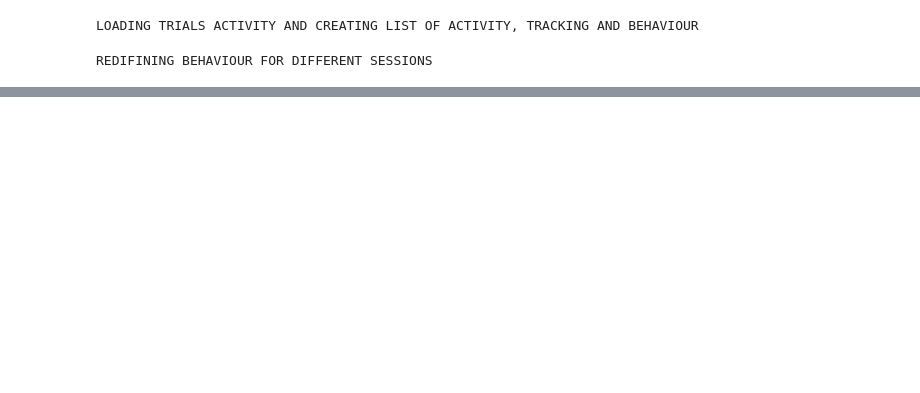
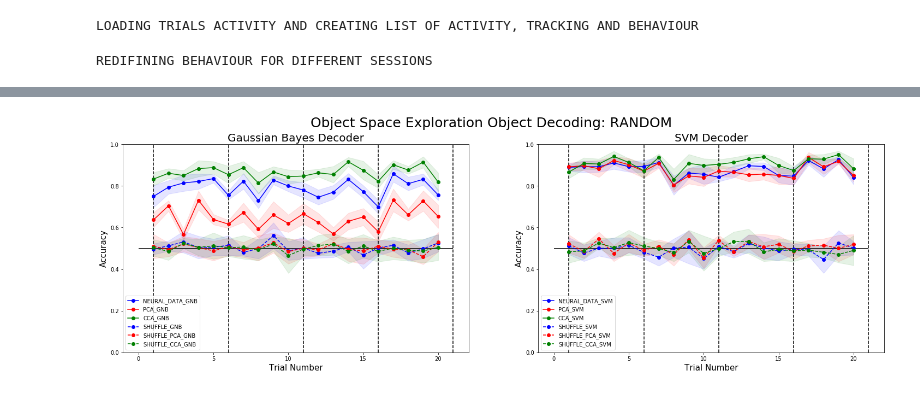
Before and after one commit to melisamc89/neural_analysys, a Jupyter notebook: src/cca_decoding_object_space.ipynb, the cells around one changed output, grey strips where cells are left out. Drawn from its saved outputs; the diff is of its cells as text; code cells hidden in the pictures; blank space fills up the shorter version.

Commit message:
training in trial n testing in n+1

```diff
--- a/src/cca_decoding_object_space.ipynb
+++ b/src/cca_decoding_object_space.ipynb
@@ -32,7 +35,7 @@ from sklearn import svm
 # define mouse information, and preprocessin versions from analysis.
 # load data for all sessions in this mouse and compute mean activity for each neuron.
 
-mouse = 56165       ### mouse number id
+mouse = 32365       ### mouse number id
 decoding_v = 1            ## decoding version, normaly equal to one
 motion_correction_v = 20  ### 100 means everything was aligned, 200 means it was also equalized, 20 is for day wise
 alignment_v = 3           ## alignment version, version 3 is for day wise
@@ -44,7 +47,7 @@ component_evaluation_v = 1 ## component evaluation version
 # registration_v = 2        ## registration version
 sf = 10                   ## sampling frequency of the original signal
 re_sf=1            ## value of resampling
-session_now = 1
+session_now = 2
 BINS = 70
 FR_limit = 12
 period = int(1 * sf / re_sf)
@@ -427,0 +591,64 @@ REDIFINING BEHAVIOUR FOR DIFFERENT SESSIONS
+# %%
+fig,ax = plt.subplots(1,2,figsize = (25,7))
+
+ax[0].plot(np.arange(1,21),performance_gnb,color = 'b', marker='o', linestyle='-')
+ax[0].fill_between(np.arange(1,21),performance_gnb-performance_gnb_std, performance_gnb+performance_gnb_std,alpha = 0.1,edgecolor='b', facecolor='b')
+
+ax[0].plot(np.arange(1,21),performance_pca_gnb,color = 'r', marker='o', linestyle='-')
+ax[0].fill_between(np.arange(1,21),performance_pca_gnb-performance_pca_gnb_std, performance_pca_gnb+performance_pca_gnb_std,alpha = 0.1,edgecolor='r', facecolor='r')
+
+ax[0].plot(np.arange(1,21),performance_cca_gnb,color = 'g', marker='o', linestyle='-')
+ax[0].fill_between(np.arange(1,21),performance_cca_gnb-performance_cca_gnb_std, performance_cca_gnb+performance_cca_gnb_std,alpha = 0.1,edgecolor='g', facecolor='g')
+
+
+ax[0].plot(np.arange(1,21),performance_gnb_shuffle,color = 'b', marker='o', linestyle='--')
+ax[0].fill_between(np.arange(1,21),performance_gnb_shuffle-performance_gnb_shuffle_std, performance_gnb_shuffle+performance_gnb_shuffle_std,alpha = 0.1,edgecolor='b', facecolor='b')
+
+ax[0].plot(np.arange(1,21),performance_pca_gnb_shuffle,color = 'r', marker='o', linestyle='--')
+ax[0].fill_between(np.arange(1,21),performance_pca_gnb_shuffle-performance_pca_gnb_shuffle_std, performance_pca_gnb_shuffle+performance_pca_gnb_shuffle_std,alpha = 0.1,edgecolor='r', facecolor='r')
+
+ax[0].plot(np.arange(1,21),performance_cca_gnb_shuffle,color = 'g', marker='o', linestyle='--')
+ax[0].fill_between(np.arange(1,21),performance_cca_gnb_shuffle-performance_cca_gnb_shuffle_std, performance_cca_gnb_shuffle+performance_cca_gnb_shuffle_std,alpha = 0.1,edgecolor='g', facecolor='g')
+
+
+ax[1].plot(np.arange(1,21),performance_svm, color = 'b', marker='o', linestyle='-')
+ax[1].fill_between(np.arange(1,21),performance_svm-performance_svm_std, performance_svm+performance_svm_std,alpha = 0.1,edgecolor='b', facecolor='b')
+
+ax[1].plot(np.arange(1,21),performance_pca_svm,color = 'r', marker='o', linestyle='-')
+ax[1].fill_between(np.arange(1,21),performance_pca_svm-performance_pca_svm_std, performance_pca_svm+performance_pca_svm_std,alpha = 0.1,edgecolor='r', facecolor='r')
+
+ax[1].plot(np.arange(1,21),performance_cca_svm,color = 'g', marker='o', linestyle='-')
+ax[1].fill_between(np.arange(1,21),performance_cca_svm-performance_cca_svm_std, performance_cca_svm+performance_cca_svm_std,alpha = 0.1,edgecolor='g', facecolor='g')
+
+
+ax[1].plot(np.arange(1,21),performance_svm_shuffle, color = 'b', marker='o', linestyle='--')
+ax[1].fill_between(np.arange(1,21),performance_svm_shuffle-performance_svm_shuffle_std, performance_svm_shuffle+performance_svm_shuffle_std,alpha = 0.1,edgecolor='b', facecolor='b')
+
+ax[1].plot(np.arange(1,21),performance_pca_svm_shuffle,color = 'r', marker='o', linestyle='--')
+ax[1].fill_between(np.arange(1,21),performance_pca_svm_shuffle-performance_pca_svm_shuffle_std, performance_pca_svm_shuffle+performance_pca_svm_shuffle_std,alpha = 0.1,edgecolor='r', facecolor='r')
+
+ax[1].plot(np.arange(1,21),performance_cca_svm_shuffle,color = 'g', marker='o', linestyle='--')
+ax[1].fill_between(np.arange(1,21),performance_cca_svm_shuffle-performance_cca_svm_shuffle_std, performance_cca_svm_shuffle+performance_cca_svm_shuffle_std,alpha = 0.1,edgecolor='g', facecolor='g')
+
+
+ax[0].set_title('Gaussian Bayes Decoder', fontsize = 20)
+ax[1].set_title('SVM Decoder', fontsize = 20)
+
+for i in range(2):
+    ax[i].set_ylabel('Accuracy',fontsize = 15)
+    ax[i].set_xlabel('Trial Number',fontsize = 15)
+    ax[i].set_ylim([0,1])
+    ax[i].vlines(1, 0, 1, colors='k', linestyles='--')
+    ax[i].vlines(6, 0, 1, colors='k', linestyles='--')
+    ax[i].vlines(11, 0, 1, colors='k', linestyles='--')
+    ax[i].vlines(16, 0, 1, colors='k', linestyles='--')
+    ax[i].vlines(21, 0, 1, colors='k', linestyles='--')
+    ax[i].hlines(1/2, 0, 21, colors='k', linestyles='-')
+ax[0].legend(['NEURAL_DATA_GNB','PCA_GNB','CCA_GNB','SHUFFLE_GNB','SHUFFLE_PCA_GNB','SHUFFLE_CCA_GNB'])
+ax[1].legend(['NEURAL_DATA_SVM','PCA_SVM','CCA_SVM','SHUFFLE_SVM','SHUFFLE_PCA_SVM','SHUFFLE_CCA_SVM'])
+
+figure_name = figure_path +'decorder_ObjectSpace_'+f'{mouse}'+'_session_'+f'{session}'+'.png'
+fig.suptitle('Object Space Exploration Object Decoding: ' + task , fontsize = 25)
+fig.savefig(figure_name)
+# %% [output]
+[figure, added]
```
Also changed, not shown: parts of 5 cells of this notebook, 1 other file.
